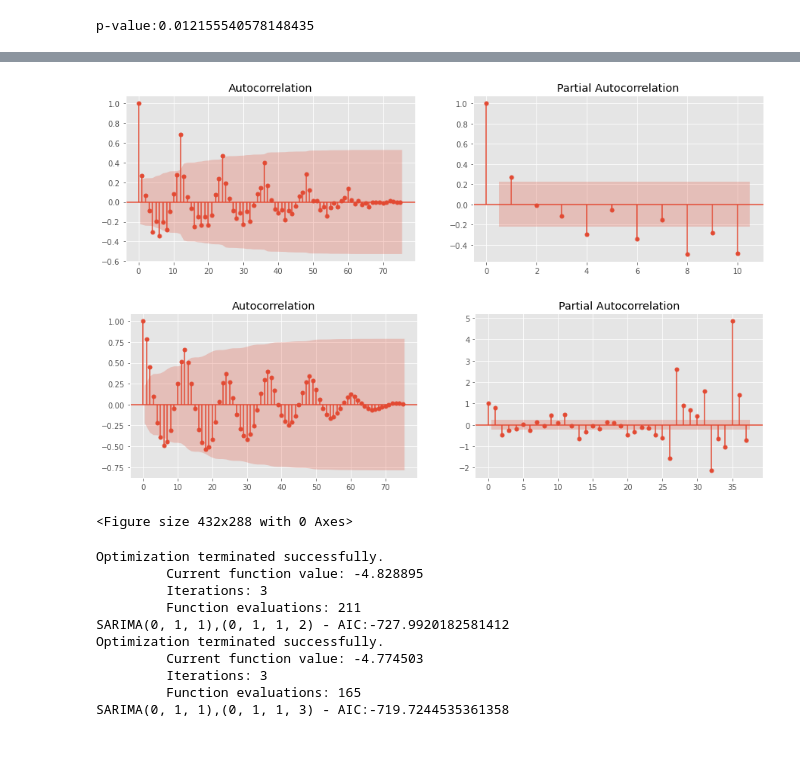
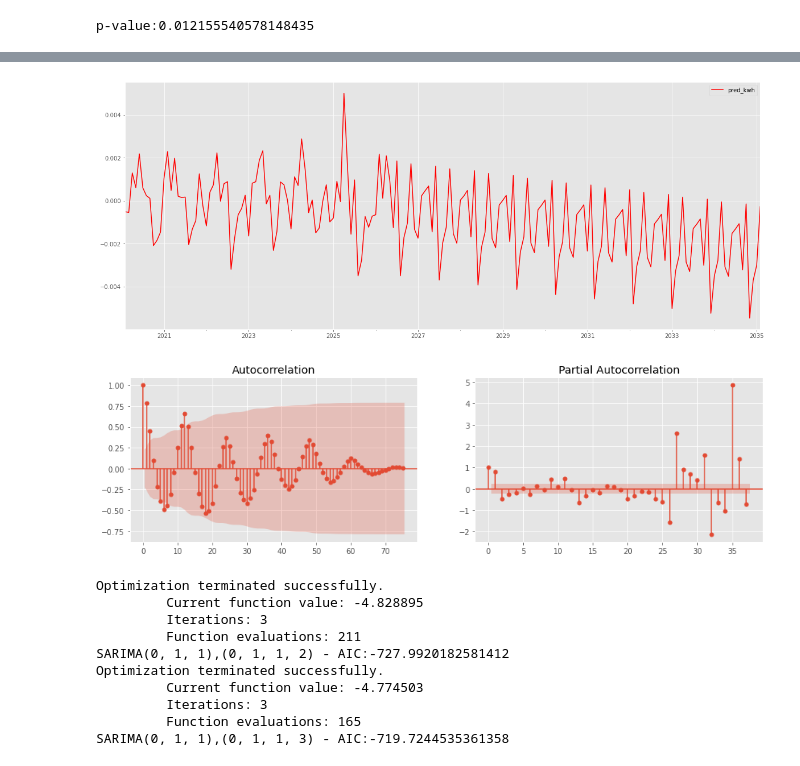
Before and after one commit to katiejohnsonsf/Forecasting-a-Carbon-Zero-City, a Jupyter notebook: Forecasting a Carbon Zero City.ipynb, the cells around one changed output, grey strips where cells are left out. Cells and saved outputs as stored; diff of their text form; code cells hidden in the pictures.

```diff
--- a/Forecasting a Carbon Zero City.ipynb
+++ b/Forecasting a Carbon Zero City.ipynb
@@ -454,4 +515,0 @@ test = diffed_2[te_start:te_end]
-# %%
-mod = sm.tsa.ARIMA(train, order=(1, 0, 0))
-res = mod.fit()
-print(res.summary())
@@ -496,0 +539,29 @@ warnings.filterwarnings('ignore', 'statsmodels.tsa.arima_model.ARIMA',
+# %%
+#ARIMA
+
+predictions = []
+dates = []
+
+for i in range(1):
+    predictions.append(res.predict(start=1, end=181))
+
+predictions = predictions[0]
+# %%
+#ARIMA
+
+# Carbon Emissions Judgemental Adjustments
+
+index = pd.date_range(start='2020-02-28', end='2035-02-28', freq='M')
+columns = ['pred_kwh']
+future_kwh = pd.DataFrame(index=index, columns=columns)
+len(future_kwh)
+
+for i in range(1):
+    predictions.append(res.predict(start=1, end=181))
+
+#predictions = predictions[0]
+
+pred_dict = {}
+for i, date in enumerate(future_kwh.index):
+    pred_dict[date] = predictions.iloc[i]
+pred_dict
@@ -496,0 +586,4 @@ warnings.filterwarnings('ignore', 'statsmodels.tsa.arima_model.ARIMA',
+# %%
+#ARIMA
+future_kwh['pred_kwh'] = pd.Series(pred_dict)
+future_kwh
@@ -497,19 +608,18 @@ warnings.filterwarnings('ignore', 'statsmodels.tsa.arima_model.ARIMA',
+# %%
+#ARIMA
+future_kwh['pred_kwh'].plot(legend=True, color='red', figsize=(20,8))
+plt.savefig('images/ARIMA_pred_plot.png')
+# %% [output]
+[figure, added]
 # %%
+# SARIMAX AC and PAC
+
 fig, ax = plt.subplots(1, 2, figsize=(15,4))
-fig = sm.graphics.tsa.plot_acf(train, lags=75, ax=ax[0])
+fig = sm.graphics.tsa.plot_acf(train_diff0, lags=75, ax=ax[0])
 
-fig = sm.graphics.tsa.plot_pacf(train, lags=10, ax=ax[1])
-plt.show()
+fig = sm.graphics.tsa.plot_pacf(train_diff0, lags=37, ax=ax[1])
+#plt.show()
+plt.savefig('images/AC_PAC_functions.png')
 # %% [output]
-[figure, old version]
+[figure, new version]
-# %%
-fig, ax = plt.subplots(1, 2, figsize=(15,4))
-fig = sm.graphics.tsa.plot_acf(train_diff0, lags=75, ax=ax[0])
-
-fig = sm.graphics.tsa.plot_pacf(train_diff0, lags=37, ax=ax[1])
-plt.show()
-plt.savefig('images/AC_PAC_functions.png')
-# %% [output]
-[figure, removed]
-<Figure size 432x288 with 0 Axes>
 # %%
```
Also changed, not shown: parts of 23 cells of this notebook.
